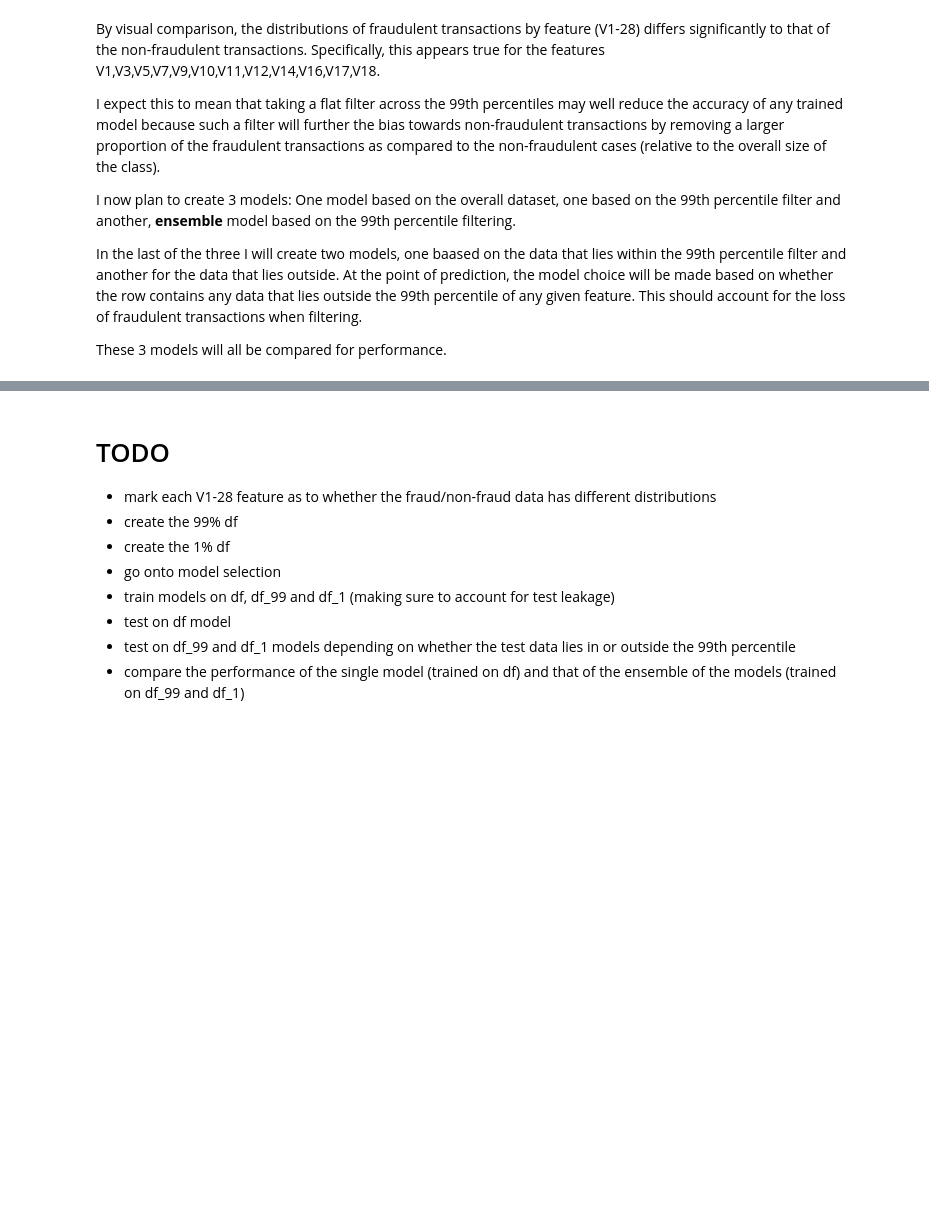
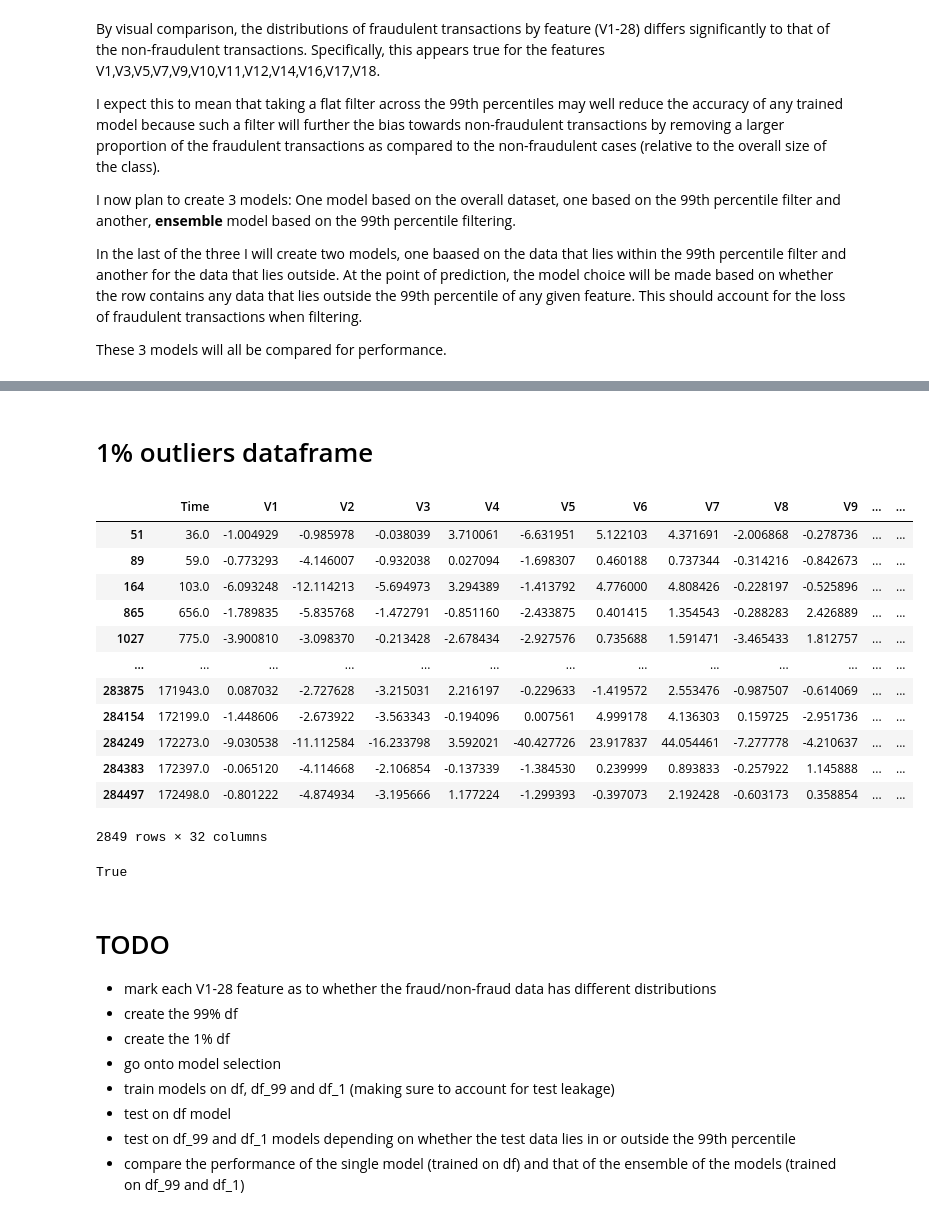
Before and after one commit to Tommy-McDonagh/Credit-Fraud, a Jupyter notebook: main.ipynb, the cells around one changed output, grey strips where cells are left out. Cells and saved outputs as stored; diff of their text form; code cells hidden in the pictures; blank space fills up the shorter version.

Commit message:
changed the filtering so that no data is lost. Changed from two separate funcitons to one that adds a boolean column

```diff
--- a/main.ipynb
+++ b/main.ipynb
@@ -352,0 +325,35 @@ def find_outliers(df, columns):
+# %%
+def find_outliers(df: pd.DataFrame, columns: list) -> pd.DataFrame:
+    """
+    Returns a new dataframe that contains the same data as the input dataframe but with the addition of a boolean column expressing whether
+    the row contains any data that lies outside the 99th percentile of the corresponding feature.
+
+    Parameters:
+    -----------
+    df : pd.DataFrame
+        The dataframe from which to find outliers.
+
+    columns : list
+        A list of column names in the dataframe. For each column, the function will select
+        any rows where the value in the column is greater than the 99th percentile.
+
+    Returns:
+    --------
+    pd.DataFrame
+        A new dataframe with the boolean 99th percentile column added to the input dataframe.
+    """
+    df_outliers = df.copy()
+    for col in columns:
+        # Calculate the 99th percentile of the column
+        percentile_99 = np.percentile(df[col], 99)
+
+        # Create a boolean mask for the rows that are outliers based on the 99th percentile
+        mask = df[col] > percentile_99
+
+        # Filter the dataframe using the boolean mask
+        df_outliers['filter'] = mask
+
+    return df_outliers
+# %%
+df_filter = find_outliers(df, cols_to_filter)
+display(df_filter)
@@ -353,3 +393,26 @@ def find_outliers(df, columns):
+# %% [markdown]
+# 1% outliers dataframe
+# %%
+df_1 = df_filter[df_filter['filter']==True]
+display(df_1)
+# %% [output]
+|  | Time | V1 | V2 | V3 | V4 | V5 | V6 | V7 | V8 | V9 | ... | ... |
+| 51 | 36.0 | -1.004929 | -0.985978 | -0.038039 | 3.710061 | -6.631951 | 5.122103 | 4.371691 | -2.006868 | -0.278736 | ... | ... |
+| 89 | 59.0 | -0.773293 | -4.146007 | -0.932038 | 0.027094 | -1.698307 | 0.460188 | 0.737344 | -0.314216 | -0.842673 | ... | ... |
+| 164 | 103.0 | -6.093248 | -12.114213 | -5.694973 | 3.294389 | -1.413792 | 4.776000 | 4.808426 | -0.228197 | -0.525896 | ... | ... |
+| 865 | 656.0 | -1.789835 | -5.835768 | -1.472791 | -0.851160 | -2.433875 | 0.401415 | 1.354543 | -0.288283 | 2.426889 | ... | ... |
+| 1027 | 775.0 | -3.900810 | -3.098370 | -0.213428 | -2.678434 | -2.927576 | 0.735688 | 1.591471 | -3.465433 | 1.812757 | ... | ... |
+| ... | ... | ... | ... | ... | ... | ... | ... | ... | ... | ... | ... | ... |
+| 283875 | 171943.0 | 0.087032 | -2.727628 | -3.215031 | 2.216197 | -0.229633 | -1.419572 | 2.553476 | -0.987507 | -0.614069 | ... | ... |
+| 284154 | 172199.0 | -1.448606 | -2.673922 | -3.563343 | -0.194096 | 0.007561 | 4.999178 | 4.136303 | 0.159725 | -2.951736 | ... | ... |
+| 284249 | 172273.0 | -9.030538 | -11.112584 | -16.233798 | 3.592021 | -40.427726 | 23.917837 | 44.054461 | -7.277778 | -4.210637 | ... | ... |
+| 284383 | 172397.0 | -0.065120 | -4.114668 | -2.106854 | -0.137339 | -1.384530 | 0.239999 | 0.893833 | -0.257922 | 1.145888 | ... | ... |
+| 284497 | 172498.0 | -0.801222 | -4.874934 | -3.195666 | 1.177224 | -1.299393 | -0.397073 | 2.192428 | -0.603173 | 0.358854 | ... | ... |
+2849 rows × 32 columns
+# %%
+len(df_99) + len(df_1) == len(df)
+# %% [output]
+True
 # %% [markdown]
 # TODO
 - mark each V1-28 feature as to whether the fraud/non-fraud data has different distributions
```
Also changed, not shown: parts of 4 cells of this notebook.
